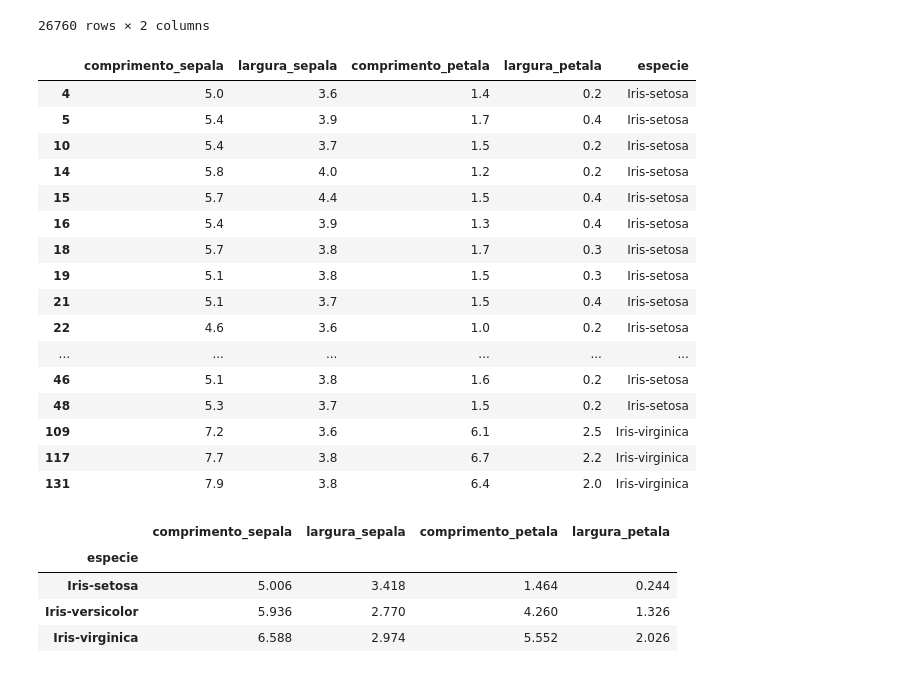
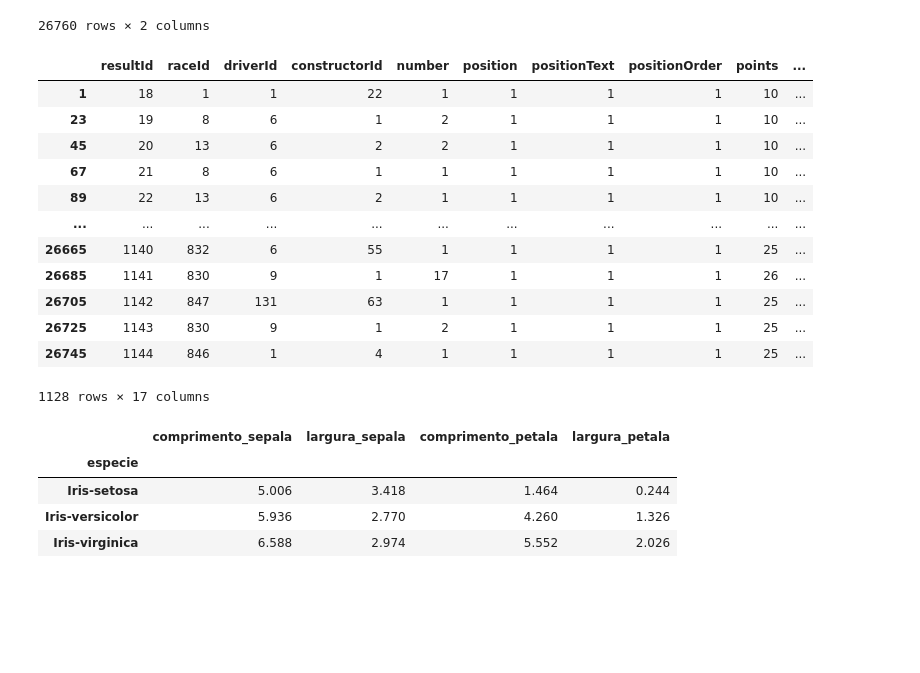
Before and after one commit to emersonvasconcelos/f1, a Jupyter notebook: MVP_F1_Warm_Up.ipynb, the cells around one changed output. Drawn from its saved outputs; the diff is of its cells as text; code cells hidden in the pictures; blank space fills up the shorter version.

```diff
--- a/MVP_F1_Warm_Up.ipynb
+++ b/MVP_F1_Warm_Up.ipynb
@@ -224,25 +230,21 @@ mvp_f1.loc[:, ['raceId', 'position']]
 26760 rows × 2 columns
 # %%
 # selecionando linhas segundo um critério
-iris[iris['largura_sepala'] > 3.5]
+mvp_f1[mvp_f1['position'] == '1' ]
 # %% [output]
-|  | comprimento_sepala | largura_sepala | comprimento_petala | largura_petala | especie |
-| 4 | 5.0 | 3.6 | 1.4 | 0.2 | Iris-setosa |
-| 5 | 5.4 | 3.9 | 1.7 | 0.4 | Iris-setosa |
-| 10 | 5.4 | 3.7 | 1.5 | 0.2 | Iris-setosa |
-| 14 | 5.8 | 4.0 | 1.2 | 0.2 | Iris-setosa |
-| 15 | 5.7 | 4.4 | 1.5 | 0.4 | Iris-setosa |
-| 16 | 5.4 | 3.9 | 1.3 | 0.4 | Iris-setosa |
-| 18 | 5.7 | 3.8 | 1.7 | 0.3 | Iris-setosa |
-| 19 | 5.1 | 3.8 | 1.5 | 0.3 | Iris-setosa |
-| 21 | 5.1 | 3.7 | 1.5 | 0.4 | Iris-setosa |
-| 22 | 4.6 | 3.6 | 1.0 | 0.2 | Iris-setosa |
-| ... | ... | ... | ... | ... | ... |
-| 46 | 5.1 | 3.8 | 1.6 | 0.2 | Iris-setosa |
-| 48 | 5.3 | 3.7 | 1.5 | 0.2 | Iris-setosa |
-| 109 | 7.2 | 3.6 | 6.1 | 2.5 | Iris-virginica |
-| 117 | 7.7 | 3.8 | 6.7 | 2.2 | Iris-virginica |
-| 131 | 7.9 | 3.8 | 6.4 | 2.0 | Iris-virginica |
+|  | resultId | raceId | driverId | constructorId | number | position | positionText | positionOrder | points | ... |
+| 1 | 18 | 1 | 1 | 22 | 1 | 1 | 1 | 1 | 10 | ... |
+| 23 | 19 | 8 | 6 | 1 | 2 | 1 | 1 | 1 | 10 | ... |
+| 45 | 20 | 13 | 6 | 2 | 2 | 1 | 1 | 1 | 10 | ... |
+| 67 | 21 | 8 | 6 | 1 | 1 | 1 | 1 | 1 | 10 | ... |
+| 89 | 22 | 13 | 6 | 2 | 1 | 1 | 1 | 1 | 10 | ... |
+| ... | ... | ... | ... | ... | ... | ... | ... | ... | ... | ... |
+| 26665 | 1140 | 832 | 6 | 55 | 1 | 1 | 1 | 1 | 25 | ... |
+| 26685 | 1141 | 830 | 9 | 1 | 17 | 1 | 1 | 1 | 26 | ... |
+| 26705 | 1142 | 847 | 131 | 63 | 1 | 1 | 1 | 1 | 25 | ... |
+| 26725 | 1143 | 830 | 9 | 1 | 2 | 1 | 1 | 1 | 25 | ... |
+| 26745 | 1144 | 846 | 1 | 4 | 1 | 1 | 1 | 1 | 25 | ... |
+1128 rows × 17 columns
 # %%
 # exibindo a média de cada atributo, agrupado por espécie
 iris.groupby('especie').mean()
```
Also changed, not shown: parts of 3 cells of this notebook.
